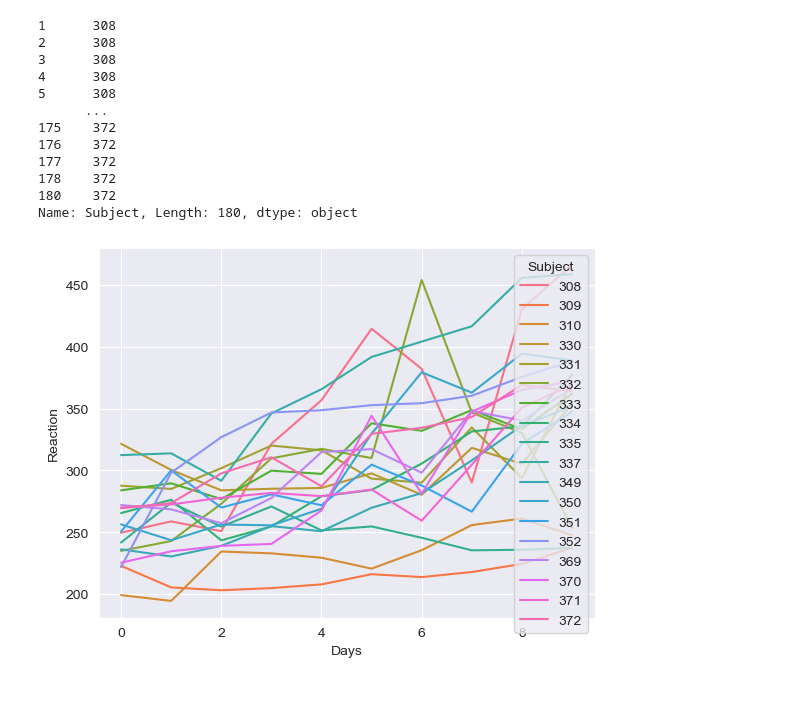
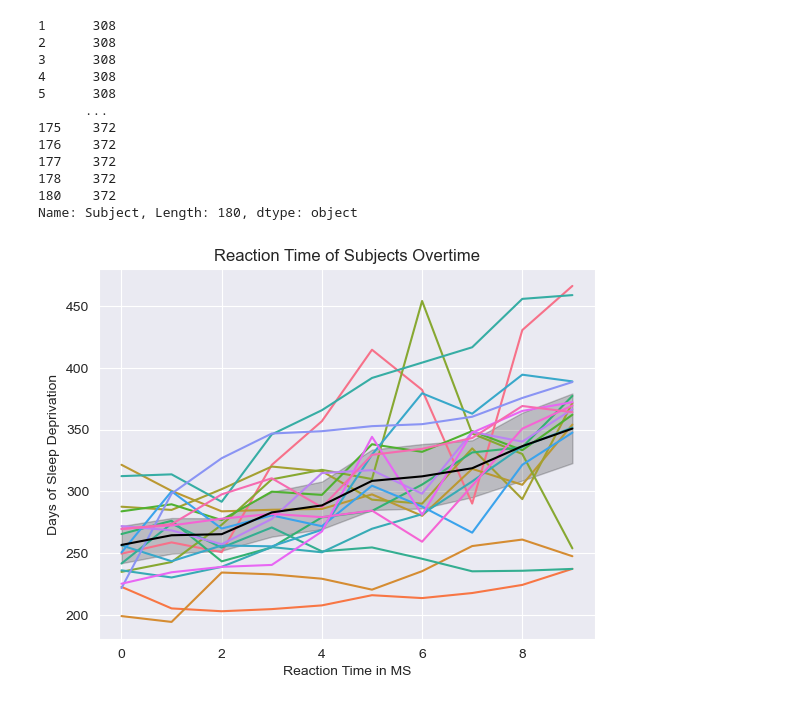
Before and after one commit to mack-mcglenn/numpy-pandas-visualization-exercises, a Jupyter notebook: seaboard_exercises.ipynb, the cells around one changed output. Cells and saved outputs as stored; diff of their text form; code cells hidden in the pictures.

```diff
--- a/seaboard_exercises.ipynb
+++ b/seaboard_exercises.ipynb
@@ -476,7 +471,13 @@ sleepysubs['Subject']
 180    372
 Name: Subject, Length: 180, dtype: object
 # %%
-sns.lineplot(x='Days', y='Reaction', data=sleepysubs, hue='Subject', estimator = 'mean', color = 'black')
+sns.lineplot(x='Days', y='Reaction', data=sleepysubs, hue='Subject',
+             legend = False)
+sns.lineplot(x='Days', y='Reaction', data=sleepysubs, estimator = 'mean'
+             , color = 'black')
+plt.title('Reaction Time of Subjects Overtime')
+plt.xlabel('Reaction Time in MS')
+plt.ylabel('Days of Sleep Deprivation')
 plt.show()
 # %% [output]
-[figure, old version]
+[figure, new version]
```
Also changed, not shown: parts of 10 cells of this notebook.
